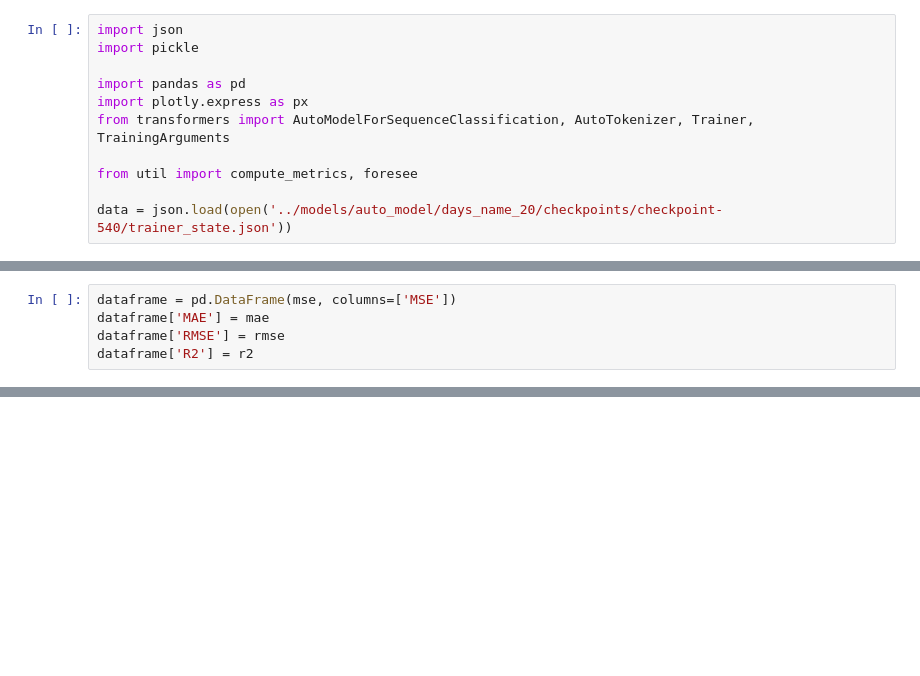
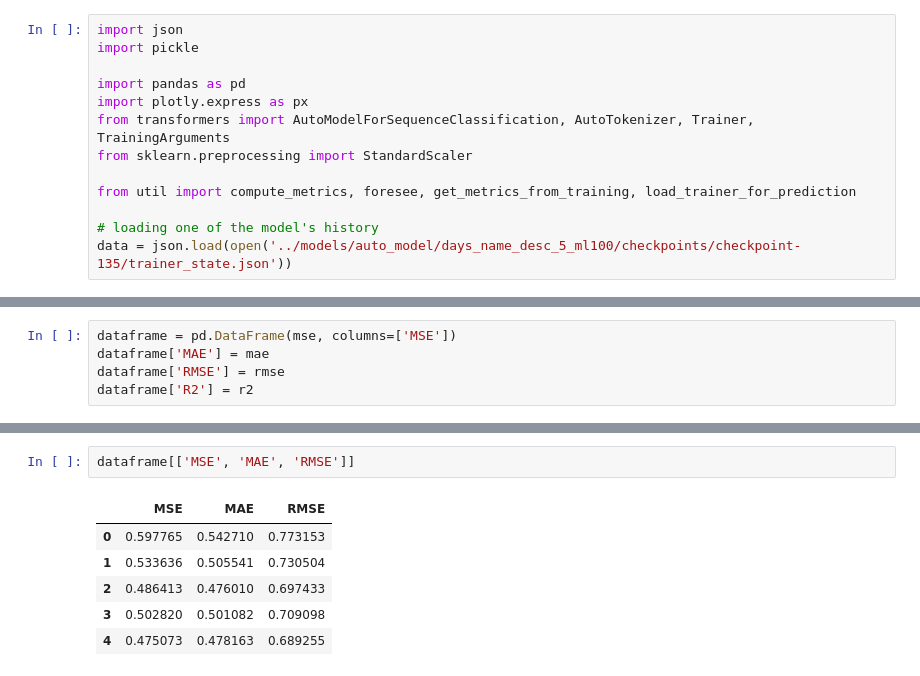
Before and after one commit to Norceis/nlp2, a Jupyter notebook: src/data_visualization.ipynb, the cells around one changed output, grey strips where cells are left out. Drawn from its saved outputs; the diff is of its cells as text; blank space fills up the shorter version.

```diff
--- a/src/data_visualization.ipynb
+++ b/src/data_visualization.ipynb
@@ -5,7 +5,9 @@ import pickle
 import pandas as pd
 import plotly.express as px
 from transformers import AutoModelForSequenceClassification, AutoTokenizer, Trainer, TrainingArguments
+from sklearn.preprocessing import StandardScaler
 
-from util import compute_metrics, foresee
+from util import compute_metrics, foresee, get_metrics_from_training, load_trainer_for_prediction
 
-data = json.load(open('../models/auto_model/days_name_20/checkpoints/checkpoint-540/trainer_state.json'))
+# loading one of the model's history
+data = json.load(open('../models/auto_model/days_name_desc_5_ml100/checkpoints/checkpoint-135/trainer_state.json'))
@@ -70,0 +50,9 @@ px.line(dataframe)
+# %%
+dataframe[['MSE', 'MAE', 'RMSE']]
+# %% [output]
+|  | MSE | MAE | RMSE |
+| 0 | 0.597765 | 0.542710 | 0.773153 |
+| 1 | 0.533636 | 0.505541 | 0.730504 |
+| 2 | 0.486413 | 0.476010 | 0.697433 |
+| 3 | 0.502820 | 0.501082 | 0.709098 |
+| 4 | 0.475073 | 0.478163 | 0.689255 |
```
Also changed, not shown: parts of 22 cells of this notebook, 8 other files.
